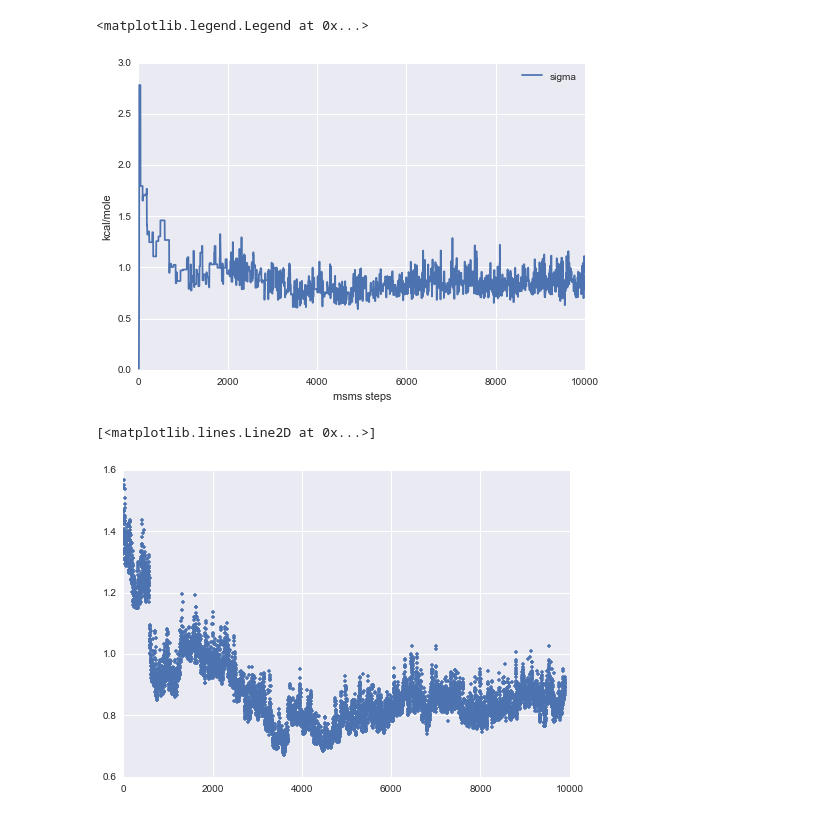
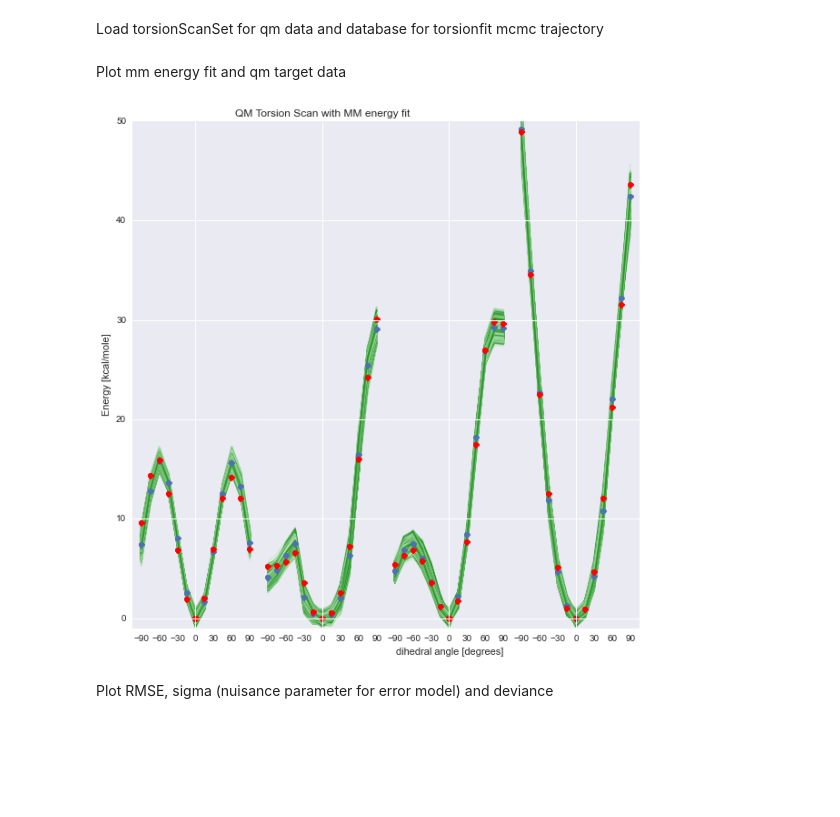
Before and after one commit to choderalab/torsionfit, a Jupyter notebook: examples/data/pyrrole/4_19_16/analysis_4_19_16.ipynb, the cells around one changed output. Saved outputs shown, nothing was run; the diff lists cells and outputs as text; code cells hidden in the pictures; blank space fills up the shorter version.

Commit message:
added pdf figures of traces

```diff
--- a/examples/data/pyrrole/4_19_16/analysis_4_19_16.ipynb
+++ b/examples/data/pyrrole/4_19_16/analysis_4_19_16.ipynb
@@ -10,11 +10,19 @@ import torsionfit.TorsionFitModel as TorsionFitModel
 import torsionfit.TorsionScanSet as TorsionScanSet
 import pymbar
 import pandas as pd
+# %% [markdown]
+Load torsionScanSet for qm data and database for torsionfit mcmc trajectory
 # %%
-param = CharmmParameterSet('../charmm_ff/top_all36_cgenff.rtf', '../charmm_ff/par_all36_cgenff.prm')
-stream = 'pyrrol.str'
-structure = 'pyrrol.psf'
-scan = glob.glob('torsion-scan/*.log')
+param = CharmmParameterSet('../../charmm_ff/top_all36_cgenff.rtf', '../../charmm_ff/par_all36_cgenff.prm')
+stream = '../pyrrol.str'
+structure = '../pyrrol.psf'
+scan = glob.glob('../torsion-scan/*.log')
 pyrrol = TorsionScanSet.read_scan_logfile(scan, structure)
 # extract only qm optimized structures
 pyrrol_opt = pyrrol.extract_geom_opt()
+
+# create TorsionFitModel
+model = TorsionFitModel.TorsionFitModel(param, stream, pyrrol_opt)
+
+# import database
+db_debugged = pymc.database.sqlite.load('../../../mcmc_output/no_copy_4_13_16.db')
@@ -25,8 +29,5 @@ mcmc = pymc.MCMC(model.pymc_parameters)
-# %%
-# import database
-#db = pymc.database.sqlite.load('phase.test.db.sqlite')
-#db2 = pymc.database.sqlite.load('pyrrol.database_3')
-db_debugged = pymc.database.sqlite.load('../../mcmc_output/no_copy_4_13_16.db')
+# %% [markdown]
+Plot mm energy fit and qm target data
 # %%
 import matplotlib.gridspec as gridspec
 
@@ -34,48 +35,38 @@ new_style = {'grid': False}
 plt.rc('axes', **new_style)
 fig, axes = plt.subplots(nrows=1, ncols=8, figsize=[10,10])
 # To get rid of white space between subplots
 gs1 = gridspec.GridSpec(1, 4)
 gs1.update(wspace=0, hspace=0) #
 
 scan_range = [-90, -75, -60, -45, -30, -15, -0.01, 0.1, 15, 30, 45, 60, 75, 90]
 for i,j in enumerate(range(0, 43, 14)):
     plt.subplot(gs1[i])
     if i == 0:
         plt.ylabel('Energy [kcal/mole]')
     flipped_energy = np.fliplr(db_debugged.trace('mm_energy')[1000:, j:j+7])
     energy = db_debugged.trace('mm_energy')[1000:, j+7:j+14]
     combined = np.concatenate((flipped_energy, energy), axis=1)
     seaborn.tsplot(combined, time=scan_range, err_style='unit_traces', interpolate=False, err_palette=seaborn.palettes.light_palette("green"))
     flipped_qm = np.fliplr(np.expand_dims(pyrrol_opt.qm_energy._value[j:j+7], axis=0))[0]
     qm = pyrrol_opt.qm_energy._value[j+7:j+14]
     plt.plot(scan_range,np.concatenate((flipped_qm, qm), axis=1), 'o', color='r')
     if i == 2:
         plt.xlabel('dihedral angle [degrees]')
     if i != 0:
         plt.yticks([])
-    if 1 == 1:
+    if i == 1:
         plt.title('QM Torsion Scan with MM energy fit')
     plt.ylim(-1, 50)
     plt.xticks([-90, -60, -30, 0, 30, 60, 90])
     for m in range(0, 50, 10):
         plt.axhline(m, color='white', lw=1)
     plt.axvline((0), color='white', lw=1)
 
-plt.title('QM Torsion Scan with MM energy fit')
 plt.show()
+# %% [output]
+[figure, added]
-# %%
-sigma_plot = plt.plot(np.exp(db_debugged.trace('log_sigma')[:]), label = 'sigma')
-plt.xlabel('mcmc steps')
-plt.ylabel('kcal/mole')
-plt.legend()
-# %% [output]
-<matplotlib.legend.Legend at 0x...>
-[figure, removed]
+# %% [markdown]
+Plot RMSE, sigma (nuisance parameter for error model) and deviance
 # %%
 error = (db_debugged.trace('mm_energy')[:,:] - np.tile(pyrrol_opt.qm_energy, [10000,1]))
 rms_error = np.sqrt((error**2).mean(1))
-# %%
-plt.plot(rms_error[100:],'.', label='RMSE')
-# %% [output]
-[<matplotlib.lines.Line2D at 0x...>]
-[figure, removed]
```
Also changed, not shown: parts of 15 cells of this notebook, 19 other files.
